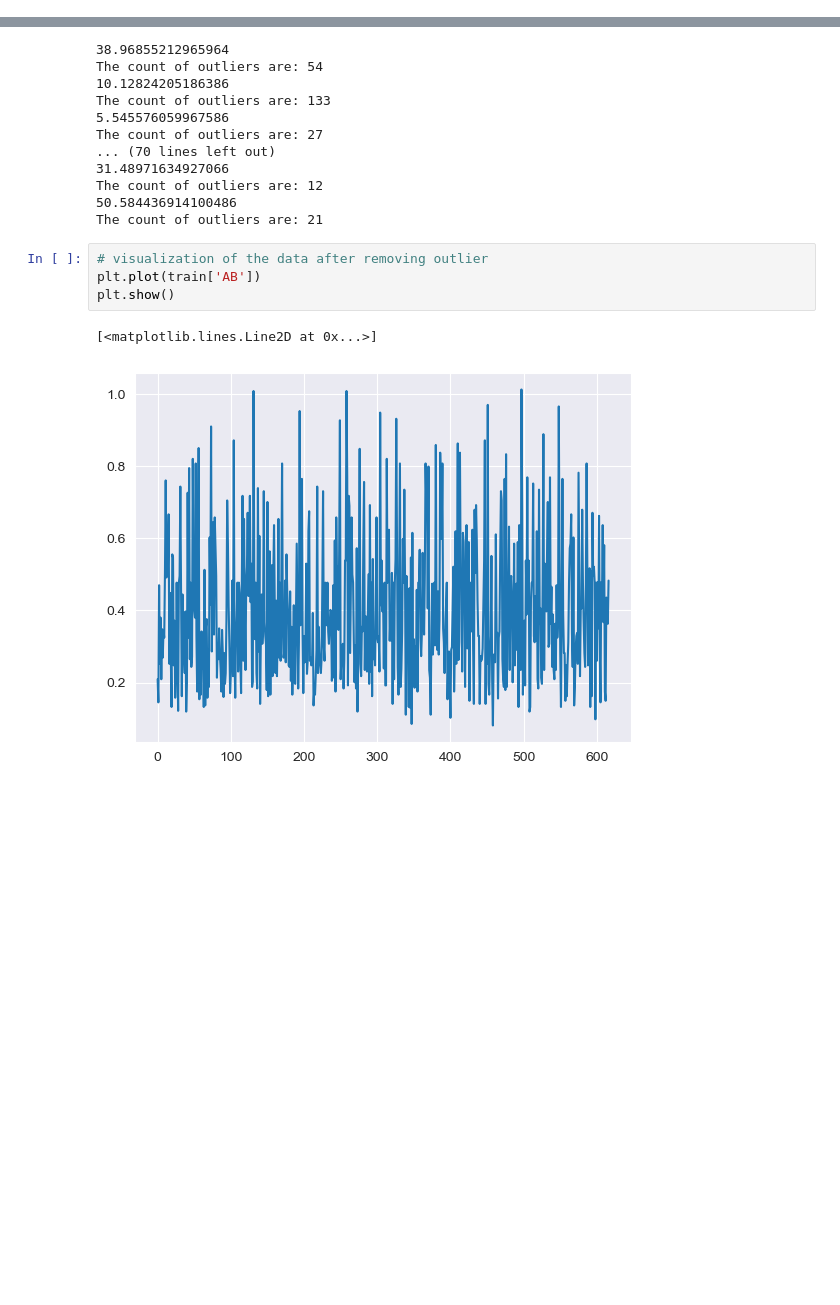
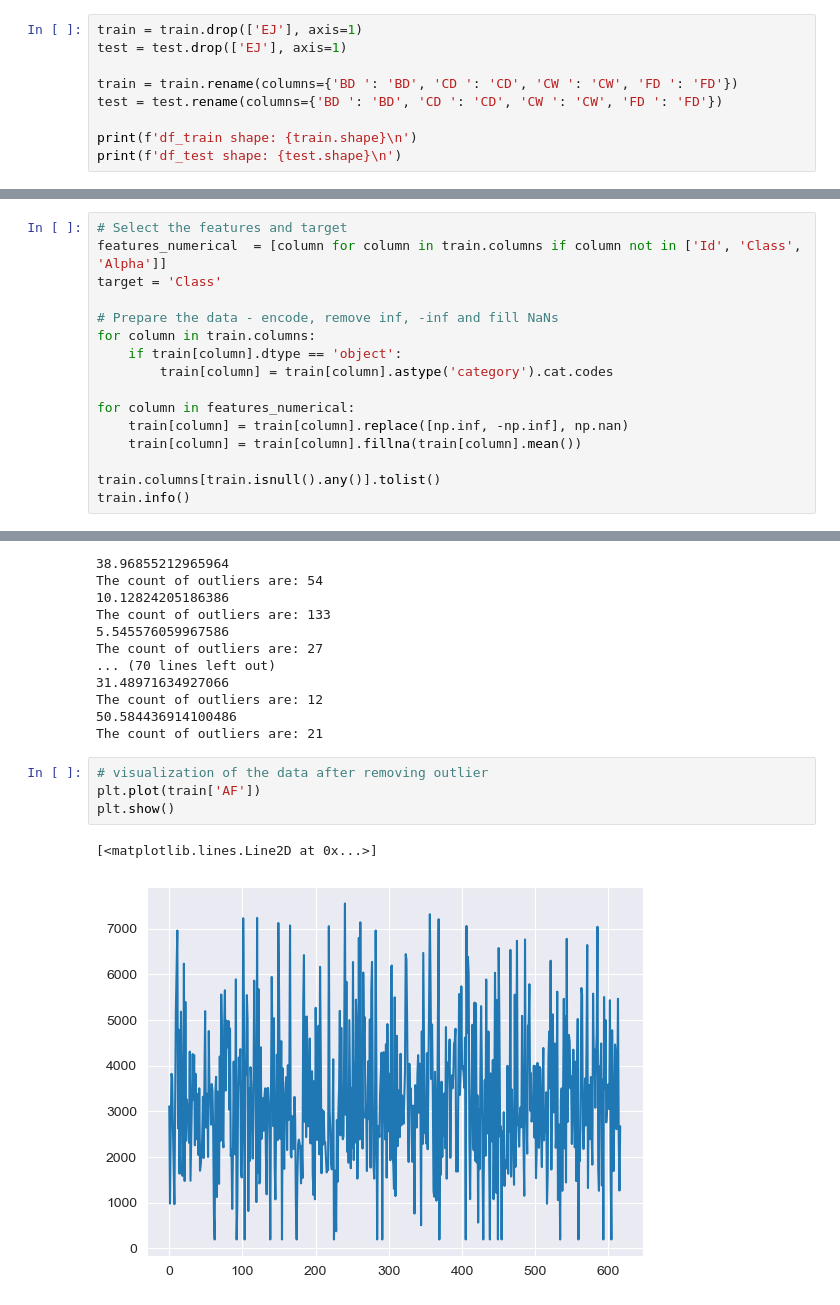
Before and after one commit to tedcao/869-Team-Project, a Jupyter notebook: code.ipynb, the cells around one changed output, grey strips where cells are left out. Drawn from its saved outputs; the diff is of its cells as text; blank space fills up the shorter version.

```diff
--- a/code.ipynb
+++ b/code.ipynb
@@ -123,0 +94,9 @@ plt.show()
+# %%
+train = train.drop(['EJ'], axis=1)
+test = test.drop(['EJ'], axis=1)
+
+train = train.rename(columns={'BD ': 'BD', 'CD ': 'CD', 'CW ': 'CW', 'FD ': 'FD'})
+test = test.rename(columns={'BD ': 'BD', 'CD ': 'CD', 'CW ': 'CW', 'FD ': 'FD'})
+
+print(f'df_train shape: {train.shape}\n')
+print(f'df_test shape: {test.shape}\n')
@@ -123,0 +110,16 @@ plt.show()
+# %%
+# Select the features and target
+features_numerical  = [column for column in train.columns if column not in ['Id', 'Class', 'Alpha']]
+target = 'Class'
+
+# Prepare the data - encode, remove inf, -inf and fill NaNs
+for column in train.columns:
+    if train[column].dtype == 'object':
+        train[column] = train[column].astype('category').cat.codes
+
+for column in features_numerical:
+    train[column] = train[column].replace([np.inf, -np.inf], np.nan)
+    train[column] = train[column].fillna(train[column].mean())
+
+train.columns[train.isnull().any()].tolist()
+train.info()
@@ -174,8 +195,8 @@ The count of outliers are: 12
 The count of outliers are: 21
 # %%
 # visualization of the data after removing outlier
-plt.plot(train['AB'])
+plt.plot(train['AF'])
 plt.show()
 # %% [output]
 [<matplotlib.lines.Line2D at 0x...>]
-[figure, old version]
+[figure, new version]
```
Also changed, not shown: parts of 19 cells of this notebook, 11 other files.
